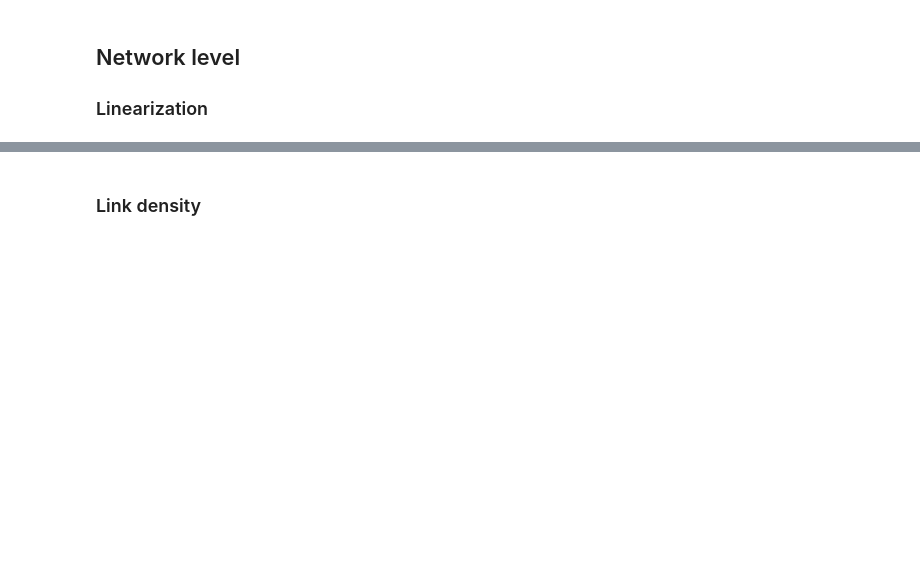
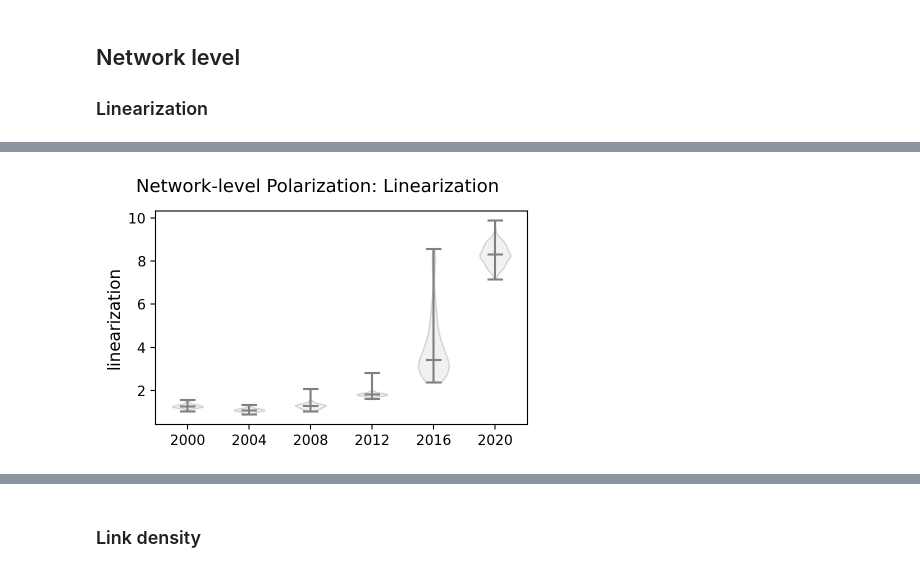
Before and after one commit to yijingch/broken-egg-polarization, a Jupyter notebook: src/analaysis/092924-polar-measure-resin.ipynb, the cells around one changed output, grey strips where cells are left out. Saved outputs shown, nothing was run; the diff lists cells and outputs as text; code cells hidden in the pictures; blank space fills up the shorter version.

```diff
--- a/src/analaysis/092924-polar-measure-resin.ipynb
+++ b/src/analaysis/092924-polar-measure-resin.ipynb
@@ -125,0 +128,17 @@ plt.savefig(OUTPATH + "network-level-polar-linearization.pdf", dpi=300, bbox_inc
+# %%
+# revision1: clean up the plot using violinplot
+fig,ax = plt.subplots(figsize=(4.5,3))
+vp_lin = ax.violinplot(lin_ls_bstr.values(), showmeans=False, showmedians=True)
+ax.set_xticks(range(1,7), YEARS)
+for pc in vp_lin["bodies"]:
+    pc.set_facecolor("lightgrey")
+    pc.set_edgecolor("grey")
+for name in ("cbars","cmins","cmaxes","cmedians"):
+    vp = vp_lin[name]
+    vp.set_edgecolor("grey")
+ax.set_ylabel("linearization", fontsize=12)
+plt.suptitle("Network-level Polarization: Linearization", fontsize=13, y=.95)
+plt.tight_layout()
+# plt.savefig(OUTPATH + "network-level-polar-linearization.pdf", dpi=300, bbox_inches="tight")
+# %% [output]
+[figure, added]
```
Also changed, not shown: parts of 6 cells of this notebook, 4 other files.
